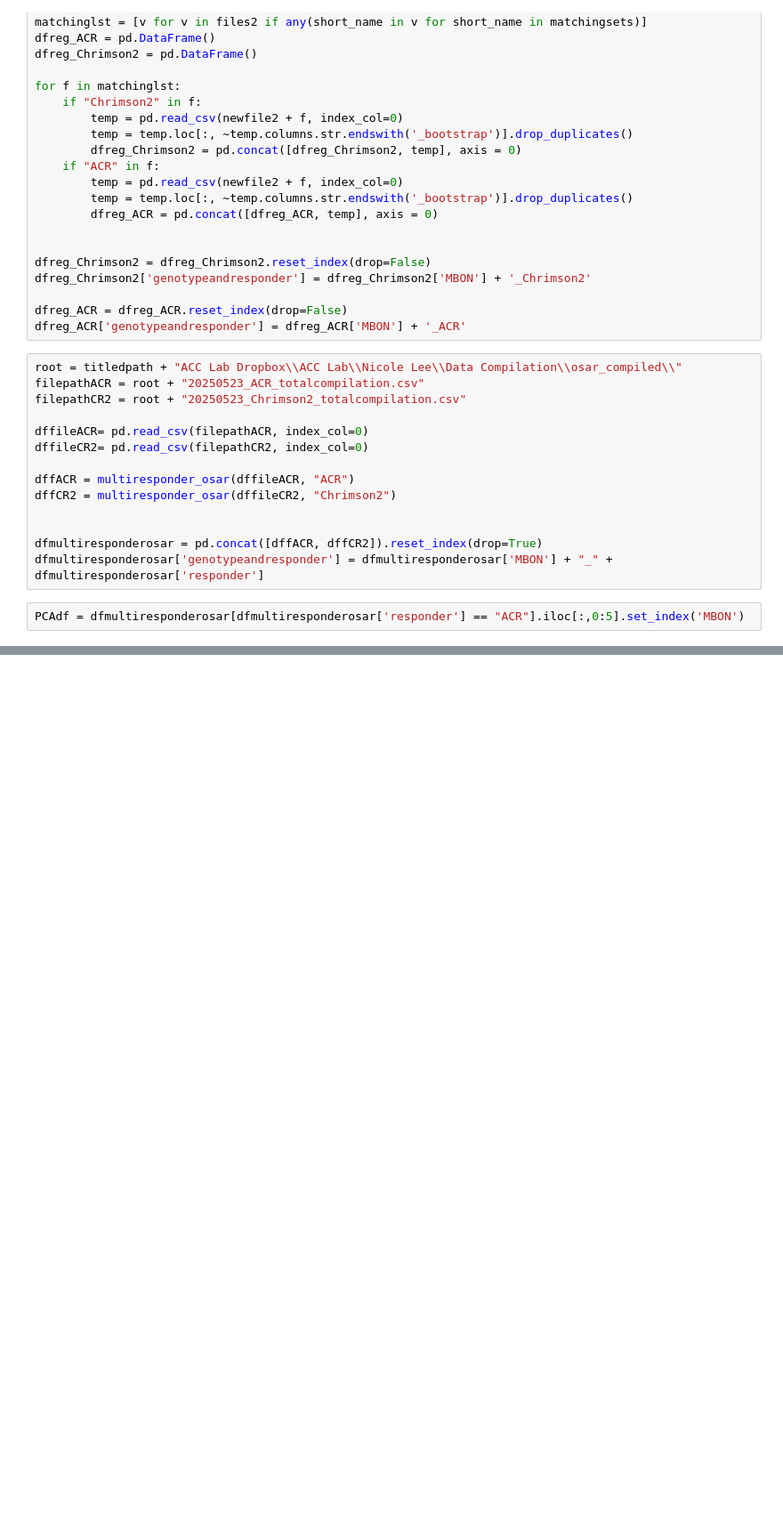
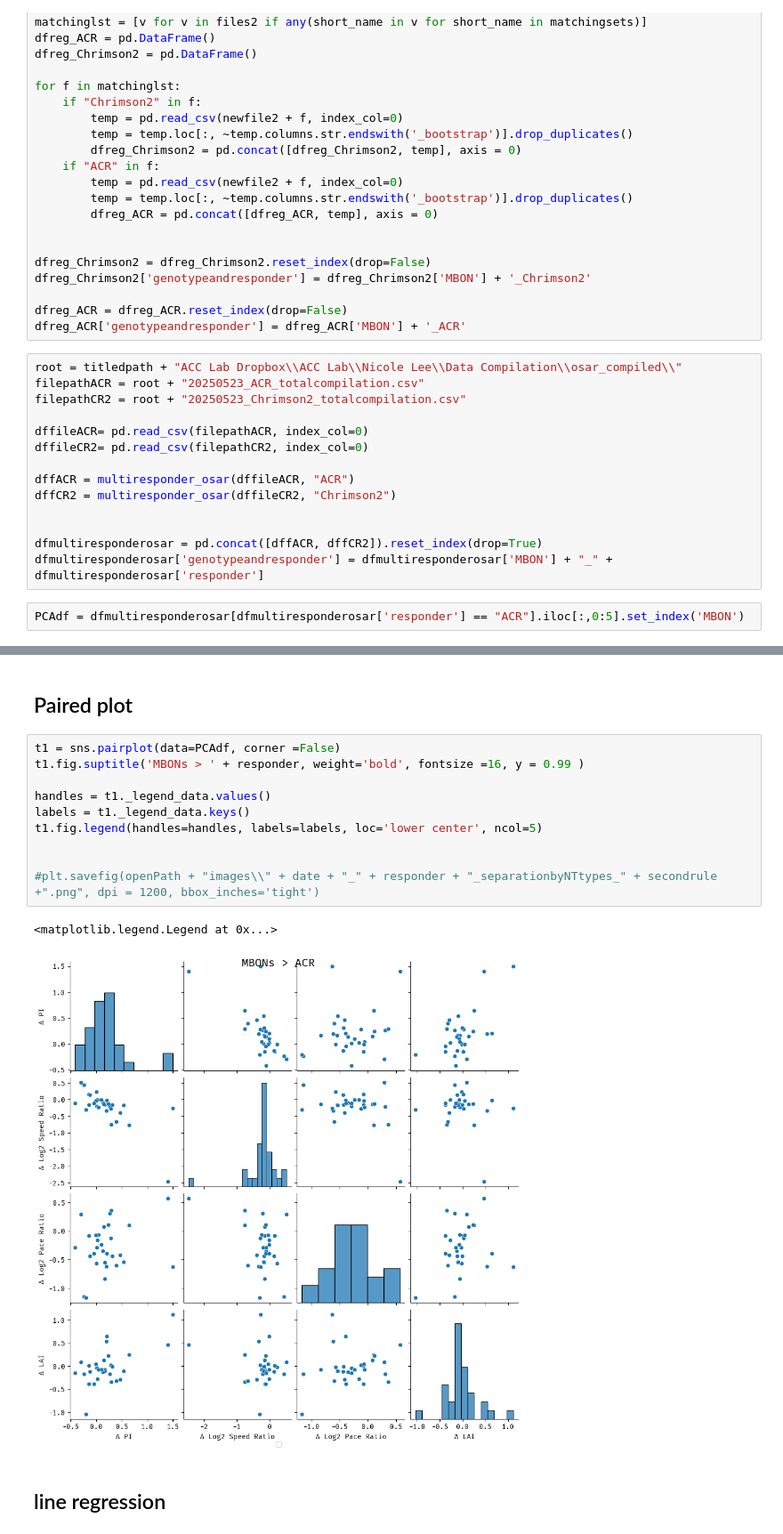
Before and after one commit to lnicole08/OSAR-Nicole-version, a Jupyter notebook: Falling-OSAR classification.ipynb, the cells around one changed output, grey strips where cells are left out. Shown at 89% size. Saved outputs shown, nothing was run; the diff lists cells and outputs as text; blank space fills up the shorter version.

```diff
--- a/Falling-OSAR classification.ipynb
+++ b/Falling-OSAR classification.ipynb
@@ -615,0 +604,17 @@ plt.show()
+# %% [markdown]
+## Paired plot
+# %%
+t1 = sns.pairplot(data=PCAdf, corner =False)
+t1.fig.suptitle('MBONs > ' + responder, weight='bold', fontsize =16, y = 0.99 )
+
+handles = t1._legend_data.values()
+labels = t1._legend_data.keys()
+t1.fig.legend(handles=handles, labels=labels, loc='lower center', ncol=5)
+
+
+#plt.savefig(openPath + "images\\" + date + "_" + responder + "_separationbyNTtypes_" + secondrule +".png", dpi = 1200, bbox_inches='tight')
+# %% [output]
+<matplotlib.legend.Legend at 0x...>
+[figure, added]
+# %% [markdown]
+## line regression
```
Also changed, not shown: parts of 13 cells of this notebook.
